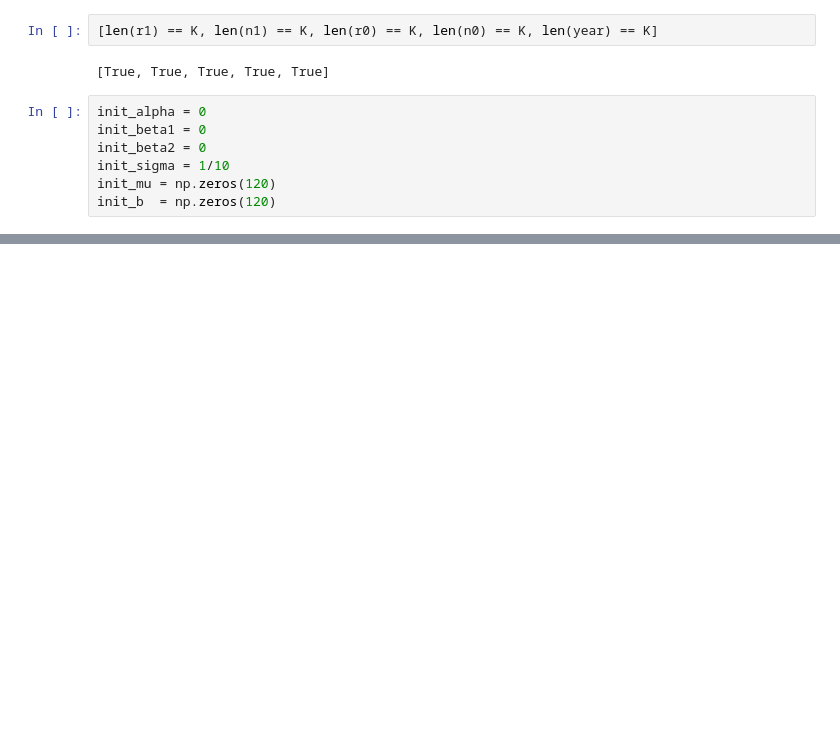
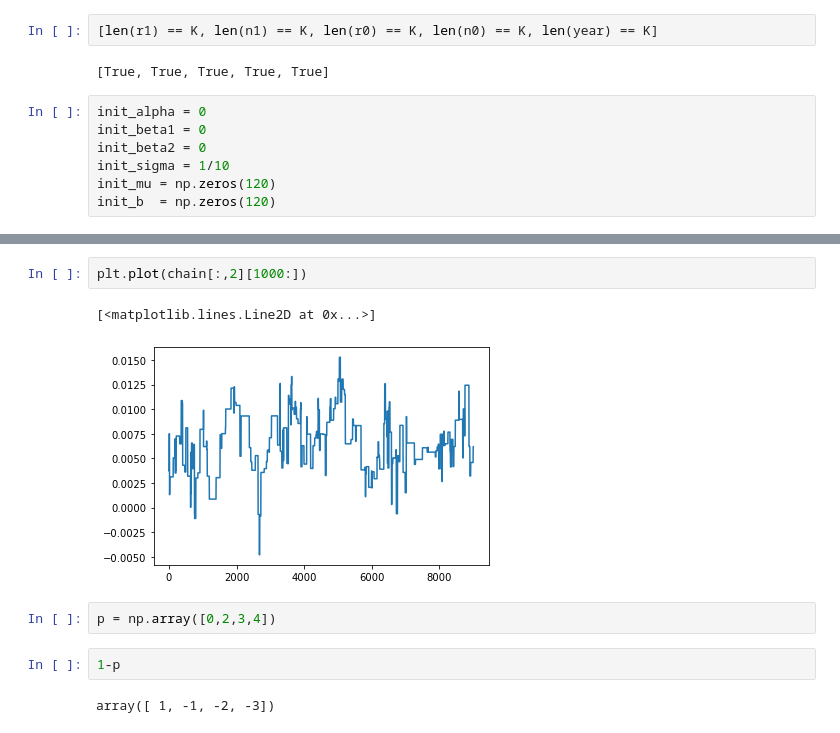
Before and after one commit to Lvalto/Projet-Oxford-smooth-fit-to-log-odds-ratios, a Jupyter notebook: Oxford-Aya.ipynb, the cells around one changed output, grey strips where cells are left out. Drawn from its saved outputs; the diff is of its cells as text; blank space fills up the shorter version.

```diff
--- a/Oxford-Aya.ipynb
+++ b/Oxford-Aya.ipynb
@@ -217,0 +204,11 @@ plt.plot(chain[:,3][3:])
+# %%
+plt.plot(chain[:,2][1000:])
+# %% [output]
+[<matplotlib.lines.Line2D at 0x...>]
+[figure, added]
+# %%
+p = np.array([0,2,3,4])
+# %%
+1-p
+# %% [output]
+array([ 1, -1, -2, -3])
```
Also changed, not shown: parts of 10 cells of this notebook.
